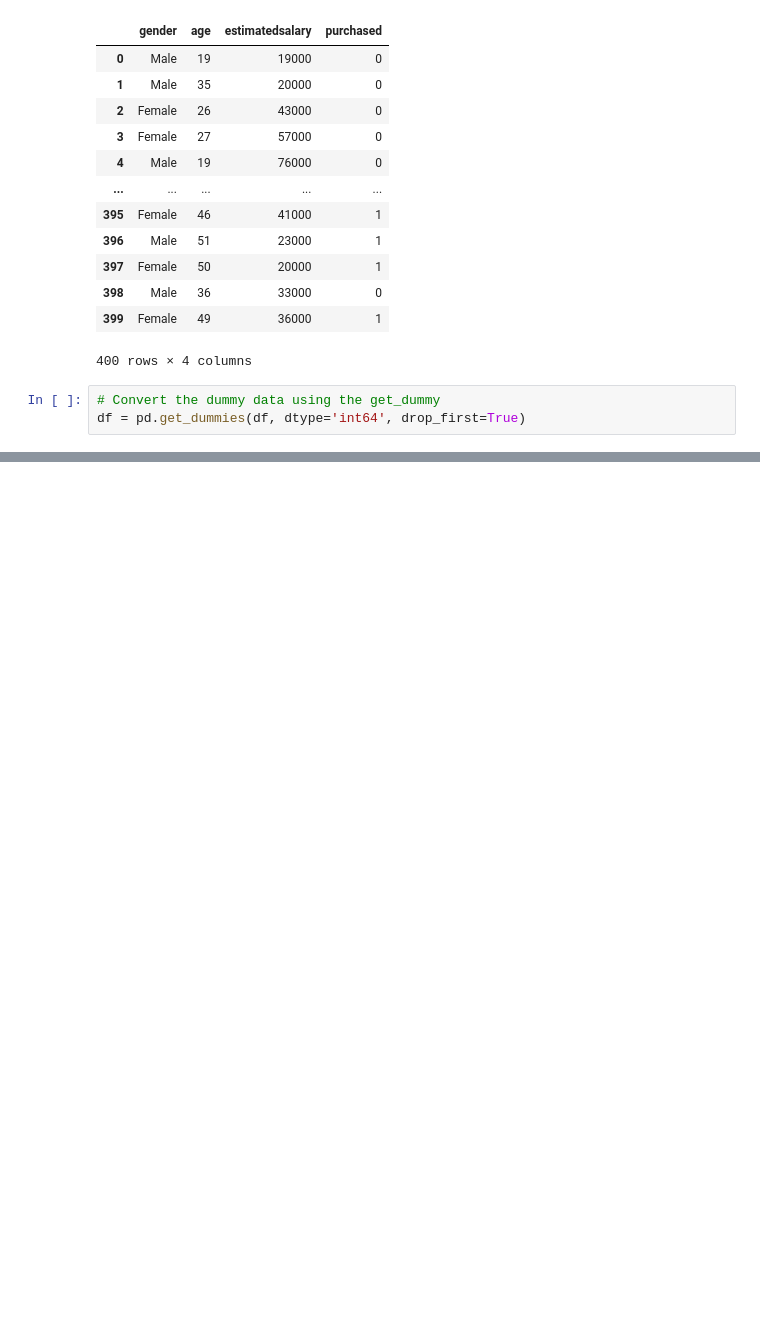
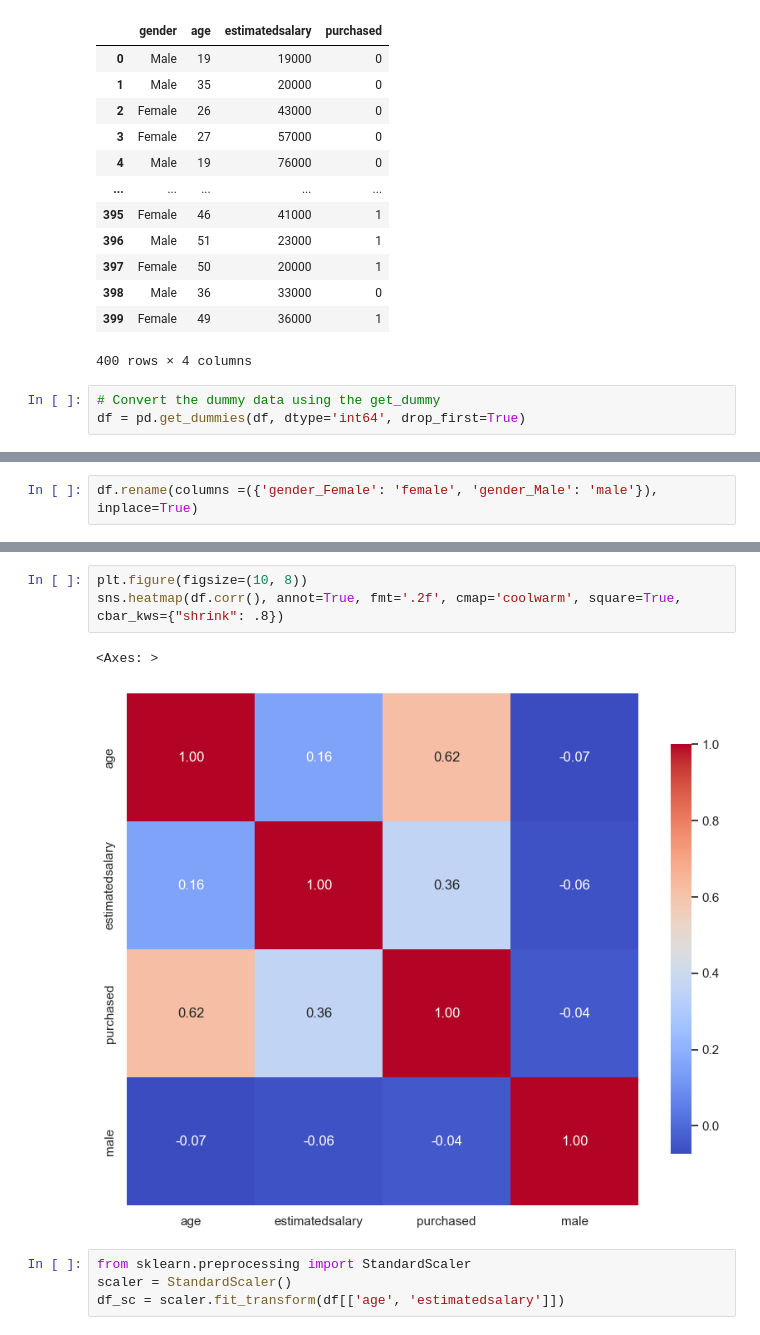
Before and after one commit to TeslimAdeyanju/Fork5-Machine_Learning-USU, a Jupyter notebook: Lectures and codes/Module 8- KNN/python/Teslim_KNN_classification.ipynb, the cells around one changed output, grey strips where cells are left out. Drawn from its saved outputs; the diff is of its cells as text; blank space fills up the shorter version.

```diff
--- a/Lectures and codes/Module 8- KNN/python/Teslim_KNN_classification.ipynb
+++ b/Lectures and codes/Module 8- KNN/python/Teslim_KNN_classification.ipynb
@@ -132,0 +137,2 @@ df
+# %%
+df.rename(columns =({'gender_Female': 'female', 'gender_Male': 'male'}), inplace=True)
@@ -132,0 +184,10 @@ df
+# %%
+plt.figure(figsize=(10, 8))
+sns.heatmap(df.corr(), annot=True, fmt='.2f', cmap='coolwarm', square=True, cbar_kws={"shrink": .8})
+# %% [output]
+<Axes: >
+[figure, added]
+# %%
+from sklearn.preprocessing import StandardScaler
+scaler = StandardScaler()
+df_sc = scaler.fit_transform(df[['age', 'estimatedsalary']])
```
Also changed, not shown: parts of 9 cells of this notebook.
